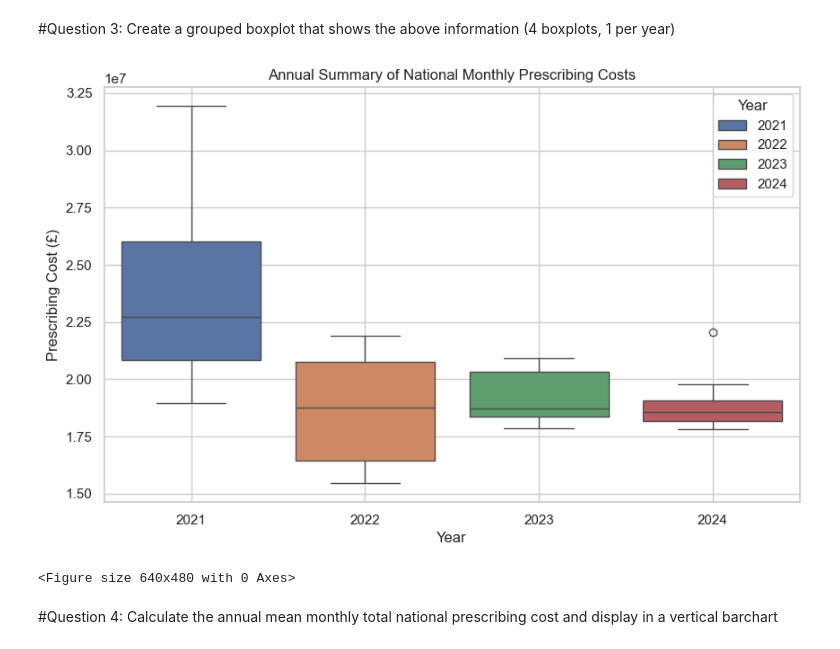
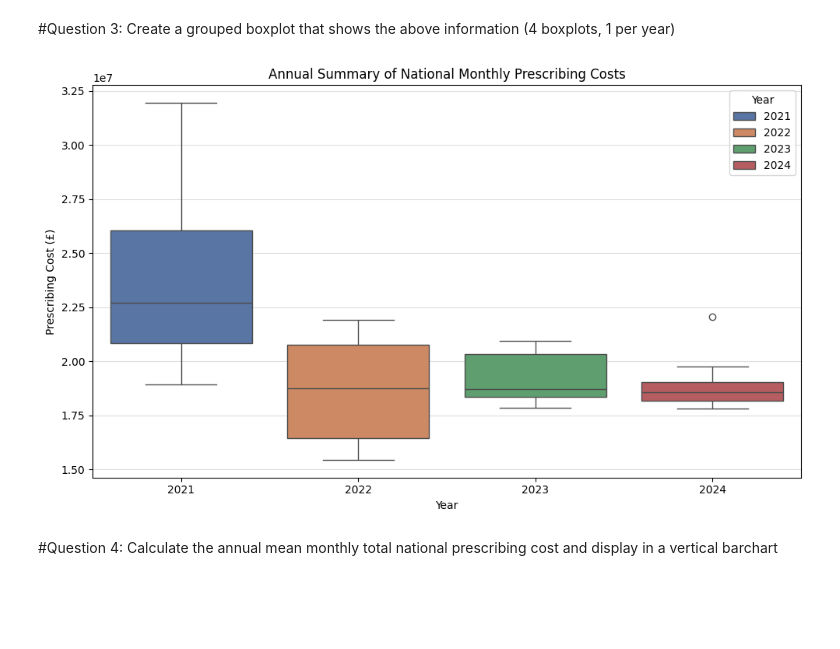
Before and after one commit to ahmedkansulum/NHS_DigData_Analysis, a Jupyter notebook: NHS_DigData_Analysis.ipynb, the cells around one changed output. Saved outputs shown, nothing was run; the diff lists cells and outputs as text; code cells hidden in the pictures; blank space fills up the shorter version.

Commit message:
Initial upload of NHS DigData analysis project

```diff
--- a/NHS_DigData_Analysis.ipynb
+++ b/NHS_DigData_Analysis.ipynb
@@ -623,39 +637,49 @@ Year
 # %%
 import pandas as pd
 import matplotlib.pyplot as plt
 import seaborn as sns
+import os
 
-#Reading the cleaned data
+# Make sure images folder exists (run once near the top of the notebook)
+os.makedirs("images", exist_ok=True)
+
+# Reading the cleaned data
 monthly_cost = pd.read_csv("national_prescribing_monthly_cost.csv")
 
-#Converting YEAR_MONTH to datetime format
+# Converting YEAR_MONTH to datetime format
 monthly_cost['YEAR_MONTH'] = pd.to_datetime(monthly_cost['YEAR_MONTH'], format='%Y%m')
 
-#Extracting the year from the 'YEAR_MONTH' column
+# Extracting the year from the 'YEAR_MONTH' column
 monthly_cost['Year'] = monthly_cost['YEAR_MONTH'].dt.year
 
-#Setting up the matplotlib figure
+# Setting up the matplotlib figure
 plt.figure(figsize=(10, 6))
 
-#Creating a seaborn boxplot grouped by year
-sns.boxplot(x='Year', y='COST',  hue='Year', data=monthly_cost, palette='deep')
+# Creating a seaborn boxplot grouped by year
+sns.boxplot(
+    x='Year',
+    y='COST',
+    hue='Year',           # keeps colours per year
+    data=monthly_cost,
+    palette='deep',
+    dodge=False           # optional: avoids duplicated boxes
+)
 
-#Adding titles and labels
+# Adding titles and labels
 plt.title('Annual Summary of National Monthly Prescribing Costs')
 plt.xlabel('Year')
 plt.ylabel('Prescribing Cost (£)')
+plt.grid(True, axis='y', alpha=0.4)
 
-#Displaying the plot
-plt.grid(True)
+plt.tight_layout()
+
+# Save image to folder *before* showing
+plt.savefig("images/annual_summary_national_monthly_prescribing_cost.png", dpi=300)
+
+# Show the plot in the notebook
 plt.show()
-
-
-#Save image to folder
-plt.tight_layout()
-plt.savefig("C:/Projects/NHS_DigData_Analysis/images/annual_summary_national_monthly_prescribing_cost.png", dpi=300)
 # %% [output]
-[figure, old version]
+[figure, new version]
-<Figure size 640x480 with 0 Axes>
 # %% [markdown]
 #Question 4: Calculate the annual mean monthly total national prescribing cost and display in a vertical barchart
 # %%
```
Also changed, not shown: parts of 3 cells of this notebook, 1 other file.
